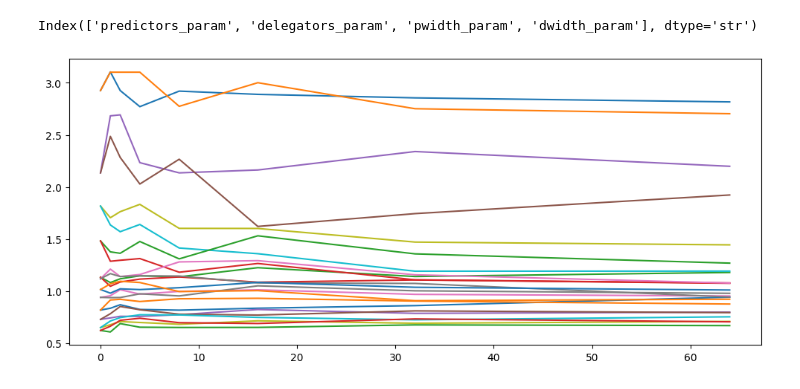
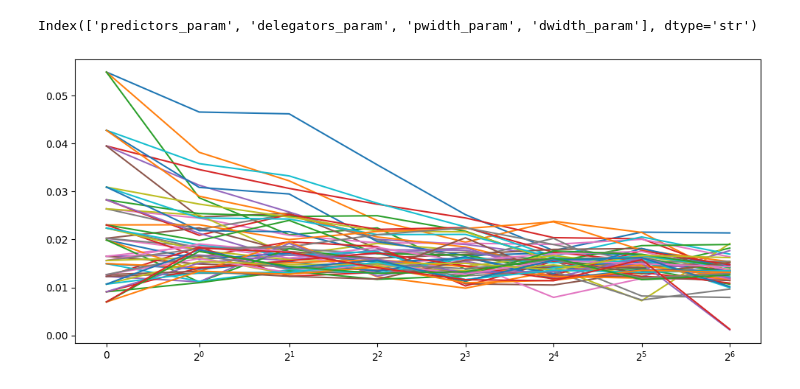
Before and after one commit to viktorvesely/liquid, a Jupyter notebook: liquid_jax/grid_eval.ipynb, the cells around one changed output. Cells and saved outputs as stored; diff of their text form; code cells hidden in the pictures.

```diff
--- a/liquid_jax/grid_eval.ipynb
+++ b/liquid_jax/grid_eval.ipynb
@@ -4,8 +4,8 @@ import numpy as np
 import pandas as pd
 import json
 
-folder = Path(".") / "grids" / "svhn"
-target_metric = "validation_ce_loss"
+folder = Path(".") / "grids" / "grid_bikes_agg_sum_20260603_155849"
+target_metric = "validation_mse_loss"
 train_target_metric = target_metric.removeprefix("validation_")
 
 dfs = []
@@ -39,6 +39,9 @@ del dfs
 
 assert df.groupby("run")["epoch"].max().unique().size == 1
 df_last_epoch: pd.DataFrame = df[df["epoch"] == df["epoch"].max()]
+_idx = df.groupby("run")[target_metric].idxmin()
+df_best_epoch = df.loc[_idx]
+
 
 df.sample(3)
 # %% [output]
@@ -97,13 +140,12 @@ array([0.57500707, 0.05083508, 0.81645513, 0.01355291])
 import seaborn as sns
 import matplotlib.pyplot as plt
 
-df_last_epoch['pwidth_cat'] = df_last_epoch['pwidth_param'].astype(str)
-df_last_epoch['predictors_cat'] = df_last_epoch['predictors_param'].astype(str)
+df_best_epoch['pwidth_cat'] = df_best_epoch['pwidth_param'].astype(str)
+df_best_epoch['predictors_cat'] = df_best_epoch['predictors_param'].astype(str)
 
-sns.set_theme(font_scale=3.0, style="ticks")
 
 g = sns.lmplot(
-    data=df_last_epoch,
+    data=df_best_epoch,
     x='delegators_param',
     y=target_metric,
     col='predictors_cat',
@@ -116,8 +158,7 @@ g = sns.lmplot(
 
 g.fig.tight_layout()
 
-# Save as a massive file. Open this file directly from your file manager.
-g.savefig("massive_plot.png", dpi=200, bbox_inches='tight')
+g.savefig("massive_plot.png", dpi=130, bbox_inches='tight')
 print("DONE. Open 'massive_plot.png' directly from your file system to view it full size.")
 # %% [output]
 DONE. Open 'massive_plot.png' directly from your file system to view it full size.
@@ -129,12 +170,14 @@ Index(['predictors_param', 'delegators_param', 'pwidth_param', 'dwidth_param'],
 # %%
 from matplotlib import pyplot as plt
 
 fig, ax = plt.subplots(figsize=(12, 5))
 
-for _, sub in df_last_epoch.groupby(["predictors_param", "pwidth_param", "dwidth_param"]):
+for _, sub in df_best_epoch.groupby(["predictors_param", "pwidth_param", "dwidth_param"]):
 
     sub = sub.sort_values("delegators_param")
 
     ax.plot(sub["delegators_param"], sub[train_target_metric])
+
+ax.set_xscale("symlog", base=2, linthresh=1.9)
 # %% [output]
-[figure, old version]
+[figure, new version]
```
Also changed, not shown: parts of 12 cells of this notebook, 17 other files.
